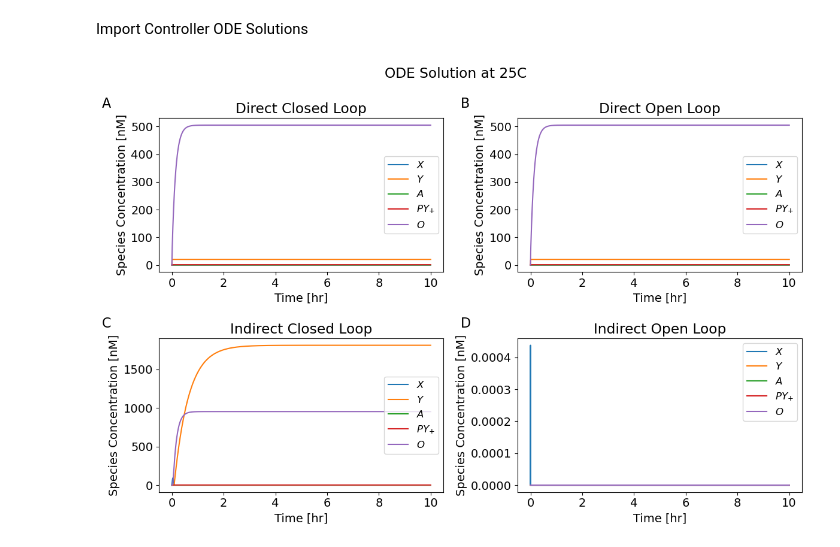
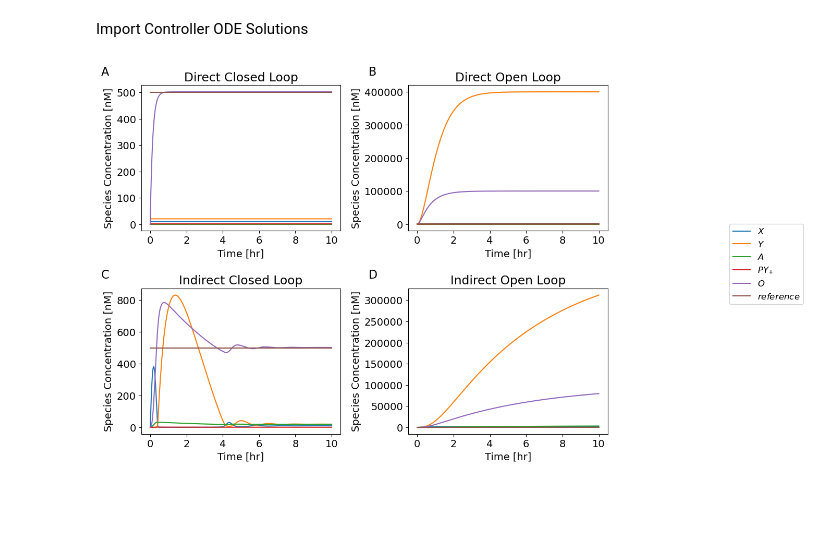
Before and after one commit to spackman/sysbio_RNA_controllers, a Jupyter notebook: analysis.ipynb, the cells around one changed output. Saved outputs shown, nothing was run; the diff lists cells and outputs as text; code cells hidden in the pictures; blank space fills up the shorter version.

Commit message:
correct controller equations and adjust final plots

```diff
--- a/analysis.ipynb
+++ b/analysis.ipynb
@@ -9,6 +9,7 @@ import matplotlib.pyplot as plt
 import pandas as pd
 import numpy as np
 import string
+from matplotlib.ticker import ScalarFormatter, MultipleLocator
 from controllers import *
 import seaborn as sns
 sns.set
@@ -31,16 +32,16 @@ def calculate_SSE(solution):
     X is the reference
     O is the output
     '''
-    error = solution["O"] - solution["X"]
+    error = solution["O"] - solution["reference"]
     SSE = error.iloc[-1]
     return SSE
 
 def line_properties(controller_type: str, markers: bool = False):
     if controller_type == "direct" or controller_type.startswith("d"):
-        line_properties = {"color" : "#e66600"}
+        line_properties = {"color" : "#e66600", "linewidth" : 2}
         marker = "x"
     elif controller_type == "indirect" or controller_type.startswith("i"):
-        line_properties = {"color" : "#008080"}
+        line_properties = {"color" : "#008080", "linewidth" : 2}
         marker = "o"
     else:
         print("Controller type must be 'direct' or 'indirect'")
@@ -87,10 +88,12 @@ def plot_solution(ax, solution):
     ax.set_ylabel("Species Concentration [nM]")
     return ax.figure, ax
 
-def plot_input_output(ax, solution, controller_type):
+def plot_input_output(ax, solution, controller_type, add_reference = False):
     time_hrs = solution["time[s]"] / 3600
-    ax.plot(time_hrs, solution["O"], label="Output", **line_properties(controller_type))
-    ax.plot(time_hrs, solution["X"], label="Reference", linestyle = "--", linewidth = 3, color = "gray")
+    label = "Indirect" if "indirect" in controller_type else "Direct"
+    ax.plot(time_hrs, solution["O"], label=label,  **line_properties(controller_type))
+    if add_reference == True:
+        ax.plot(time_hrs, solution["reference"], label="Reference", linestyle = "--", linewidth = 3, color = "gray")
     ax.set_xlabel("Time [hr]")
     ax.set_ylabel("Species Concentration [nM]")
     return ax.figure, ax
@@ -126,7 +129,7 @@ def plot_fig2a(ax, fig2a_data, controller_type, add_reference: bool = False):
     P_X, steady_state_values = fig2a_data
 
     output = [ss_value["O"] for ss_value in steady_state_values]
-    reference = [ss_value["X"] for ss_value in steady_state_values]
+    reference = [ss_value["reference"] for ss_value in steady_state_values]
 
     label = controller_type.capitalize()
     ax.plot(P_X, output, label=label,  **line_properties(controller_type, markers=True))
@@ -173,6 +176,7 @@ def plot_temp_dependence(ax, temperatures, PARAMS, controller_func, label):
 # NOTE: all plots in this section with same initial conditions
 # ==========
 
+# concentrations in nM
 PARAMS = {
     "temperature": 25,
     "PX": 10,
@@ -183,7 +187,7 @@ PARAMS = {
     "PY_plus_init": 0,
     "O_init": 0,
     "t_end": 36000,
-    "t_steps": 10000,
+    "t_steps": int(1E3),
     }
 
 fig, axs = plt.subplots(2,2, figsize=(12,8))
@@ -194,32 +198,45 @@ fig, axs[1,1] = plot_solution(axs[1,1], iol_solution(PARAMS))
 
 subplot_titles = ["Direct Closed Loop", "Direct Open Loop",
                   "Indirect Closed Loop", "Indirect Open Loop"]
+
 for ax, title in zip(axs.flatten(), subplot_titles) :
-    ax.legend(fontsize=12)
     ax.set_title(title)
 
-fig.suptitle("ODE Solution at 25C")
+handles, labels = axs[0,0].get_legend_handles_labels()
 add_subplot_labels(axs)
-fig.tight_layout()
+fig.legend(handles, labels, loc='center left', bbox_to_anchor=(0.87, 0.5), fontsize=12)
+fig.tight_layout(rect=[0, 0, 0.85, 1])
 fig.show()
 fig.savefig("plots/full_ode_solutions.png", dpi=600)
 
 
 # ----------------------------------------
 
-fig, axs = plt.subplots(2,2, figsize=(12,8))
-fig, axs[0,0] = plot_input_output(axs[0,0], dcl_solution(PARAMS), "direct")
-fig, axs[0,1] = plot_input_output(axs[0,1], dol_solution(PARAMS), "direct")
-fig, axs[1,0] = plot_input_output(axs[1,0], icl_solution(PARAMS), "indirect")
-fig, axs[1,1] = plot_input_output(axs[1,1], iol_solution(PARAMS), "indirect")
+fig, axs = plt.subplots(1,2, figsize=(12,5))
+fig, axs[0] = plot_input_output(axs[0], iol_solution(PARAMS), "indirect")
+fig, axs[0] = plot_input_output(axs[0], dol_solution(PARAMS), "direct", add_reference = True)
+fig, axs[1] = plot_input_output(axs[1], dcl_solution(PARAMS), "direct")
+fig, axs[1] = plot_input_output(axs[1], icl_solution(PARAMS), "indirect", add_reference = True)
 
-subplot_titles = ["Direct Closed Loop", "Direct Open Loop",
-                  "Indirect Closed Loop", "Indirect Open Loop"]
+for ax in axs.flatten():
+    formatter = ScalarFormatter(useMathText=True)
+    formatter.set_powerlimits((3, 3))  # Force scientific notation at 10^3
+    ax.yaxis.set_major_formatter(formatter)
+    ax.ticklabel_format(axis='y', style='sci', scilimits=(3, 3))
+    ax.xaxis.set_major_locator(MultipleLocator(5))
+    ax.set_xlim(-2,11)
+    ax.plot([-2, 0], [0, 0], linestyle = "--", linewidth = 3, color = "gray")
+    ax.plot([0, 0], [0, 500], linestyle = "--", linewidth = 3, color = "gray")
+
+axs[1].yaxis.set_major_locator(MultipleLocator(200))
+
+
+subplot_titles = ["Open Loop Response", "Closed Loop Response"]
+
 for ax, title in zip(axs.flatten(), subplot_titles) :
     ax.legend(fontsize=12)
     ax.set_title(title)
 
-fig.suptitle("Reference / Output Signal at 25C")
 add_subplot_labels(axs)
 fig.tight_layout()
 fig.show()
@@ -245,58 +262,73 @@ fig2b_data_dol = get_fig2b_data(dol_solution, fig2_params)
 fig2b_data_iol = get_fig2b_data(iol_solution, fig2_params)
 
 
-fig, axs = plt.subplots(2,2, figsize=(12,8), sharey=True)
+fig, axs = plt.subplots(2,2, figsize=(12,9), sharey=False)
 fig, axs[0,0] =  plot_fig2a(axs[0,0], fig2a_data_dcl, "direct")
 fig, axs[0,0] =  plot_fig2a(axs[0,0], fig2a_data_icl, "indirect", add_reference=True)
-fig, axs[0,1] =  plot_fig2a(axs[0,1], fig2a_data_dol, "direct")
-fig, axs[0,1] =  plot_fig2a(axs[0,1], fig2a_data_iol, "indirect", add_reference=True)
+fig, axs[0,1] =  plot_fig2b(axs[0,1], fig2b_data_dcl, "direct")
+fig, axs[0,1] =  plot_fig2b(axs[0,1], fig2b_data_icl, "indirect")
 
-fig, axs[1,0] =  plot_fig2b(axs[1,0], fig2b_data_dcl, "direct")
-fig, axs[1,0] =  plot_fig2b(axs[1,0], fig2b_data_icl, "indirect")
+axs[0,0].set_ylim(-200, 2000)
+axs[0,1].set_ylim(-1000, 1000)
+
+fig, axs[1,0] =  plot_fig2a(axs[1,0], fig2a_data_dol, "direct")
+fig, axs[1,0] =  plot_fig2a(axs[1,0], fig2a_data_iol, "indirect", add_reference=True)
 fig, axs[1,1] =  plot_fig2b(axs[1,1], fig2b_data_dol, "direct")
 fig, axs[1,1] =  plot_fig2b(axs[1,1], fig2b_data_iol, "indirect")
 
-subplot_titles = ["Closed Loop Steady State", "Open Loop Steady State",
-                  "Closed Loop Steady State Error", "Open Loop Steady State Error"]
+for ax_row in axs:
+    for ax in ax_row:
+        formatter = ScalarFormatter(useMathText=True)
+        formatter.set_powerlimits((3, 3))  # Force scientific notation at 10^3
+        ax.yaxis.set_major_formatter(formatter)
+        ax.ticklabel_format(axis='y', style='sci', scilimits=(3, 3))
+        ax.xaxis.set_major_locator(MultipleLocator(10))
+
+subplot_titles = ["Closed Loop Steady State", "Closed Loop SSE",
+                  "Open Loop Steady State", "Open Loop SSE"]
 for ax, title  in zip(axs.flatten(), subplot_titles):
     ax.legend(fontsize=12)
     ax.set_title(title)
     ax.yaxis.set_tick_params(which='both', labelleft=True)
 
 
-fig.suptitle("Reproducing Figure 2")
 add_subplot_labels(axs)
-fig.tight_layout()
+plt.subplots_adjust(wspace=0.3, hspace=0.3)
 fig.show()
 fig.savefig("plots/figure2_reproduction.png", dpi=600)
 
 
 
 # =========================================
 # Temperature Dependence
 # =========================================
 
 # ==========
 # NOTE: all plots in this section use initial conditions defined in the plot_temp_dependence function
 # ==========
 
-fig, axs = plt.subplots(1,2, figsize=(12,6))
-temperatures = [0, 5, 10, 20, 25, 30, 50, 60, 75, 90]
+fig, axs = plt.subplots(1,2, figsize=(12,5))
+temperatures = [0, 2.5, 5, 7.5, 10, 15, 17.5, 20, 25, 30, 35, 40, 50, 55, 60, 65, 75, 90]
 temp_params = PARAMS
 fig, axs[0] = plot_temp_dependence(axs[0], temperatures, temp_params, dcl_solution, label="Direct")
 fig, axs[0] = plot_temp_dependence(axs[0], temperatures, temp_params, icl_solution, label="Indirect")
 fig, axs[1] = plot_temp_dependence(axs[1], temperatures, temp_params, dol_solution, label="Direct")
 fig, axs[1] = plot_temp_dependence(axs[1], temperatures, temp_params, iol_solution, label="Indirect")
 
+for ax in axs:
+    formatter = ScalarFormatter(useMathText=True)
+    formatter.set_powerlimits((3, 3))  # Force scientific notation at 10^3
+    ax.yaxis.set_major_formatter(formatter)
+    ax.ticklabel_format(axis='y', style='sci', scilimits=(3, 3))
+
 subplot_titles = ["Closed Loop Steady State Error", "Open Loop Steady State Error"]
 for ax, title  in zip(axs.flatten(), subplot_titles):
     ax.legend(fontsize=12)
     ax.set_title(title)
 
-fig.suptitle("Steady State Error Temperature Dependence")
 add_subplot_labels(axs)
 fig.tight_layout()
 fig.show()
 fig.savefig("plots/temp_dependent_sse.png", dpi=600)
 # %% [output]
-[figure, old version]
+[figure, new version]
```
Also changed, not shown: parts of 1 cell of this notebook, 6 other files.
